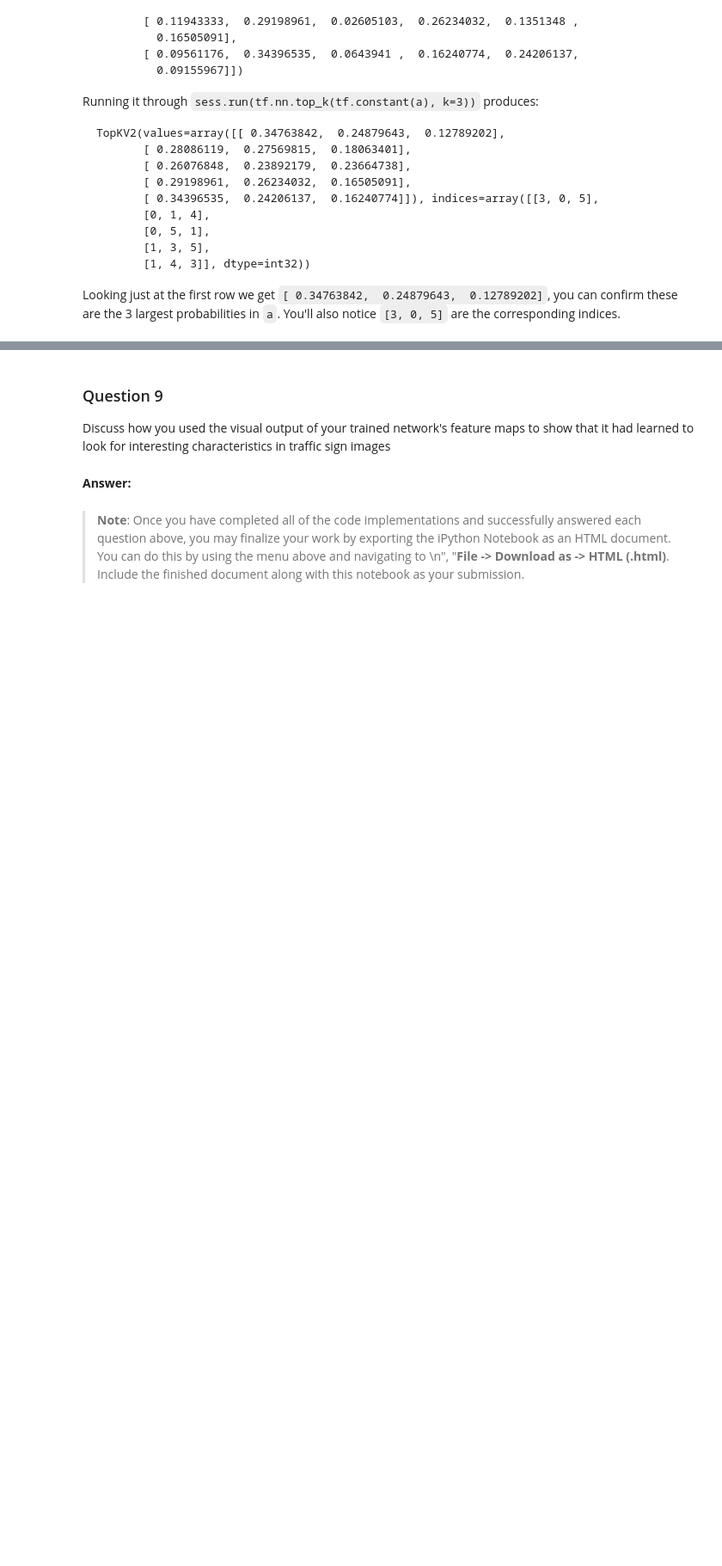
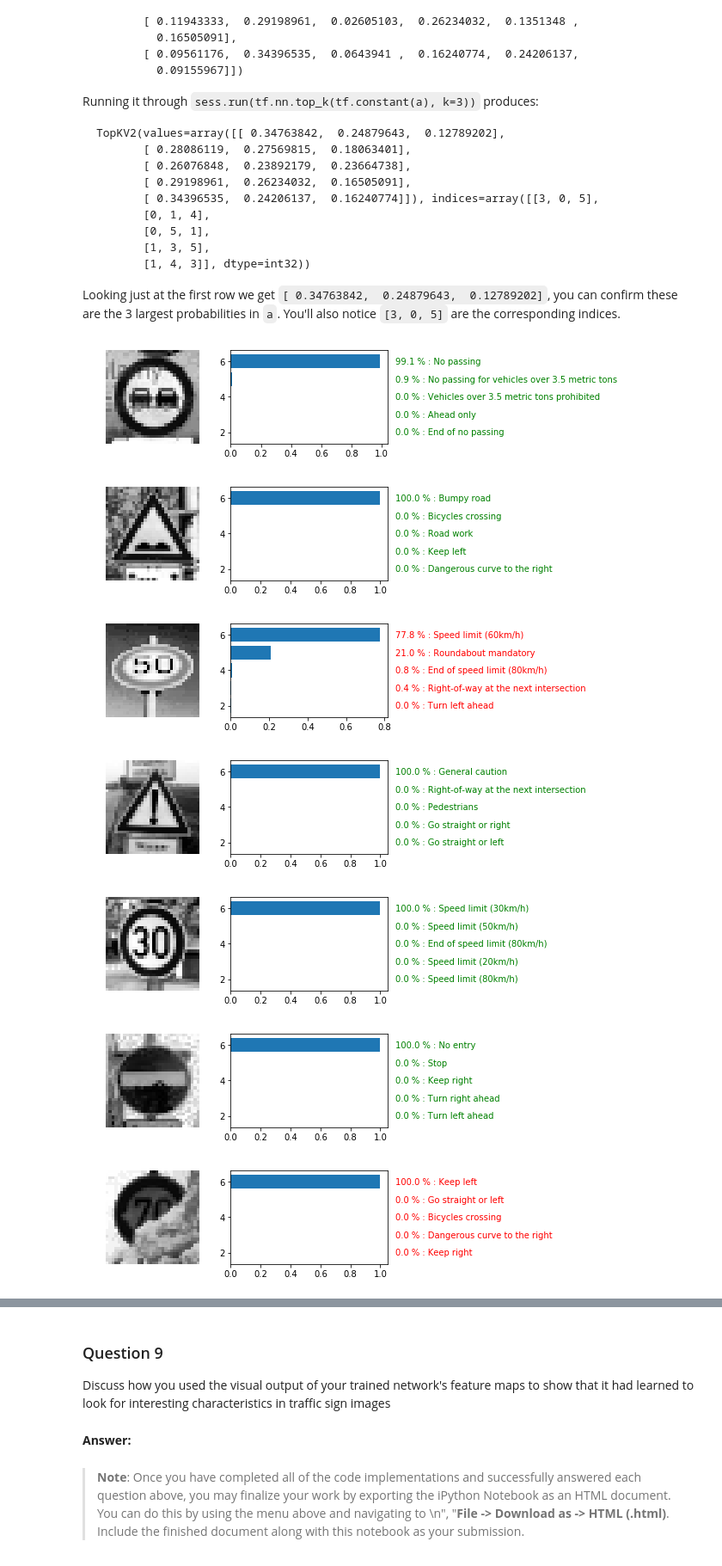
Before and after one commit to mlandry1/CarND, a Jupyter notebook: CarND-Traffic-Sign-Classifier-P2/Traffic_Sign_Classifier.ipynb, the cells around one changed output, grey strips where cells are left out. Shown: that part at 86% size. Drawn from its saved outputs; the diff is of its cells as text; code cells hidden in the pictures; blank space fills up the shorter version.

```diff
--- a/CarND-Traffic-Sign-Classifier-P2/Traffic_Sign_Classifier.ipynb
+++ b/CarND-Traffic-Sign-Classifier-P2/Traffic_Sign_Classifier.ipynb
@@ -790,9 +842,6 @@ Prediction = [ 7 13  7  1 20 20  1  7 13  1  7  1]
 ## 18. Analyze Performance
 # %%
 ### Calculate the accuracy for these 5 new images.
-
-y_web = [2,4,4,4,10,1,17,23,38,18,10,22]
-
 with tf.Session() as sess:
     saver.restore(sess, tf.train.latest_checkpoint('.'))
     test_accuracy = evaluate(X_web, y_web)
@@ -840,26 +891,39 @@ Looking just at the first row we get `[ 0.34763842,  0.24879643,  0.12789202]`,
 # %%
 ### Print out the top five softmax probabilities for the predictions on the German traffic sign images found on the web.
 ### Feel free to use as many code cells as needed.
 
 import matplotlib.gridspec as gridspec
 
 with tf.Session() as sess:
     saver.restore(sess, tf.train.latest_checkpoint('.'))
 
     softmax_prob = sess.run(tf.nn.top_k(probabilities,k = 5), feed_dict={x: X_web, keep_prob: 1.0})
 
-print(softmax_prob)
-
 signnames = pd.read_csv('signnames.csv')
 
 for i in range(len(test_images)):
     plt.figure(figsize = (6,2))
     gs = gridspec.GridSpec(1, 2,width_ratios=[2,3])
     plt.subplot(gs[0])
     plt.imshow(X_web[i].squeeze(),cmap="gray")
     plt.axis('off')
     plt.subplot(gs[1])
     plt.barh(6-np.arange(5),softmax_prob[0][i], align='center')
+
+    if logits_web[i] != y_web[i]:
+        color_str = 'red'
+    else:
+        color_str = 'green'
+
     for i_label in range(5):
-        plt.text(softmax_prob[0][i][0]*1.1,6-i_label-.15, signnames.iloc[softmax_prob[1][i][i_label], 1])
+        temp_string = "%.1f %% : %s" % (softmax_prob[0][i][i_label]*100, str(signnames.iloc[softmax_prob[1][i][i_label], 1]))
+        plt.text(softmax_prob[0][i][0]*1.1,6-i_label-.15, temp_string, color = color_str)
     plt.show()
+# %% [output]
+[figure, added]
+[figure, added]
+[figure, added]
+[figure, added]
+[figure, added]
+[figure, added]
+[figure, added]
```
Also changed, not shown: parts of 7 cells of this notebook, 29 other files.
